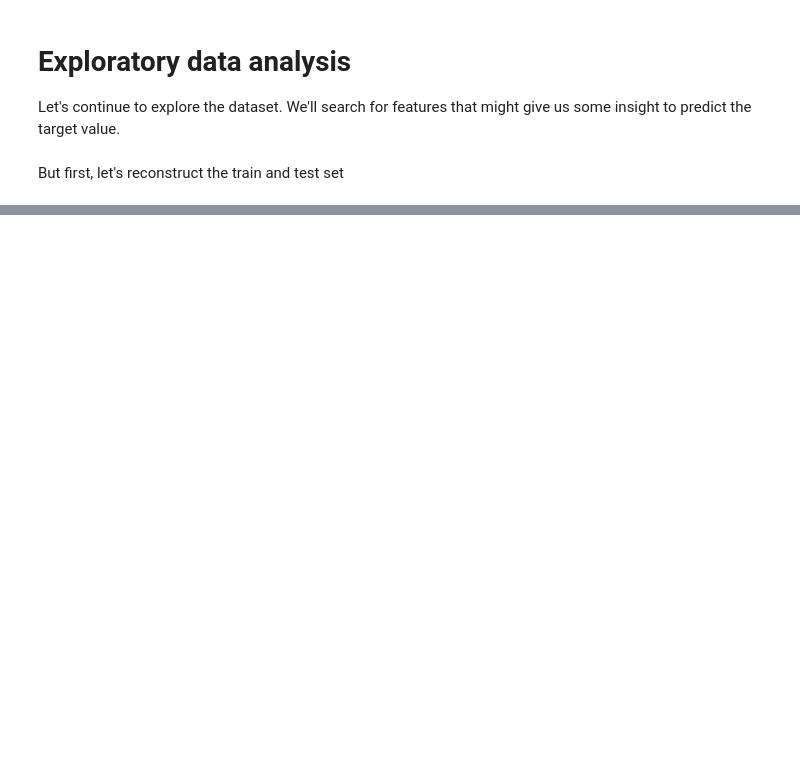
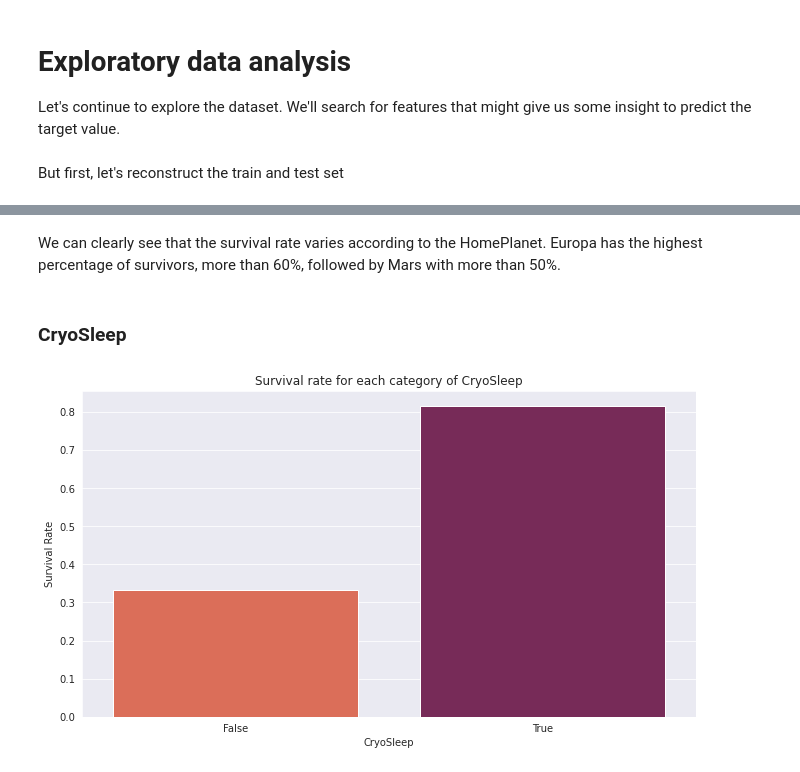
Before and after one commit to jvtdegelo/kaggle_competitions, a Jupyter notebook: SpaceshipTitanic/eda.ipynb, the cells around one changed output, grey strips where cells are left out. Saved outputs shown, nothing was run; the diff lists cells and outputs as text; code cells hidden in the pictures; blank space fills up the shorter version.

```diff
--- a/SpaceshipTitanic/eda.ipynb
+++ b/SpaceshipTitanic/eda.ipynb
@@ -419,0 +439,8 @@ test_df
+# %% [markdown]
+We can clearly see that the survival rate varies according to the HomePlanet. Europa has the highest percentage of survivors, more than 60%, followed by Mars with more than 50%.
+# %% [markdown]
+### CryoSleep
+# %%
+survival_rate_categoric(train_df, "CryoSleep")
+# %% [output]
+[figure, added]
```
Also changed, not shown: parts of 50 cells of this notebook, 2 other files.
